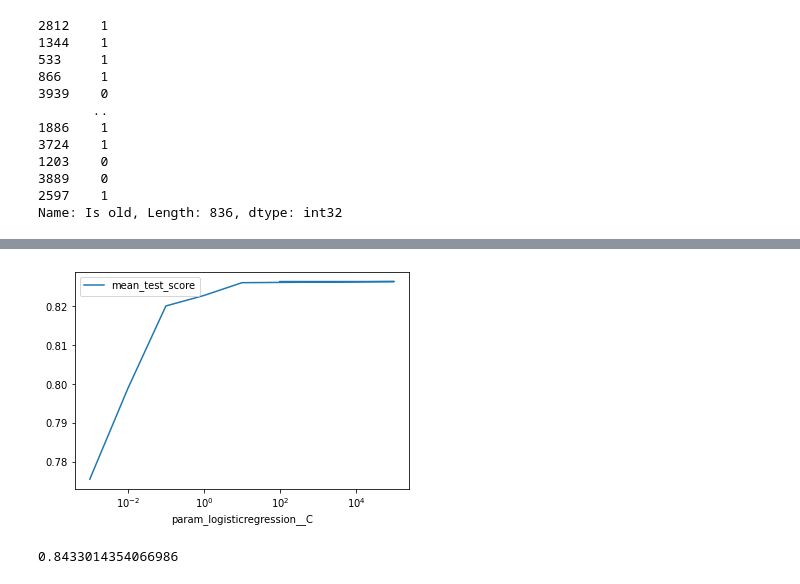
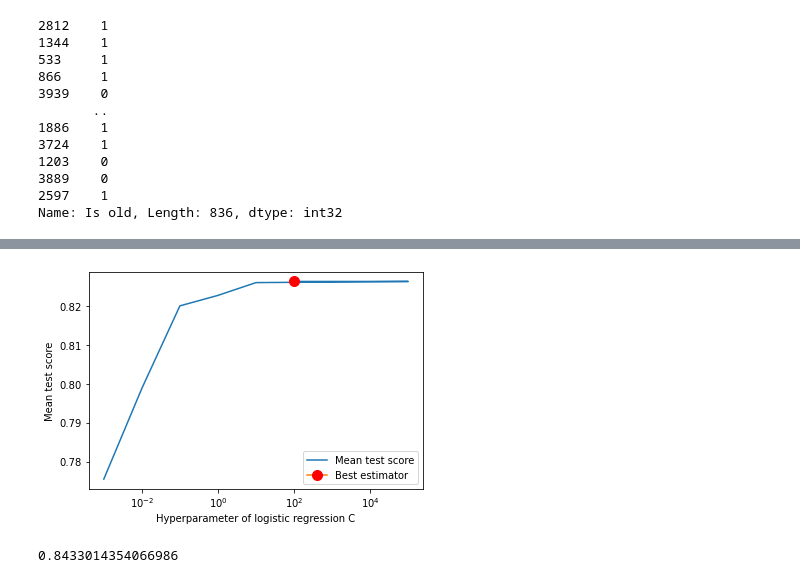
Before and after one commit to veerupandey/abalone_age_classification, a Jupyter notebook: src/models/model_building.ipynb, the cells around one changed output, grey strips where cells are left out. Saved outputs shown, nothing was run; the diff lists cells and outputs as text; code cells hidden in the pictures.

Commit message:
Improve train result plot

```diff
--- a/src/models/model_building.ipynb
+++ b/src/models/model_building.ipynb
@@ -155,13 +175,16 @@ train_results
 # %%
 # train_results.plot(kind="line", y="mean_test_score")
 from matplotlib import pyplot
 
 train_results.plot(x="param_logisticregression__C", y="mean_test_score")
-
+plt.plot(100, 0.826403, marker="o", markersize=10, markeredgecolor="red", markerfacecolor="red")
+plt.xlabel("Hyperparameter of logistic regression C")
+plt.ylabel("Mean test score")
+plt.legend(["Mean test score", "Best estimator"])
 plt.xscale("log")
 plt.savefig("../../models/cv_result.png")
 # %% [output]
-[figure, old version]
+[figure, new version]
 # %%
 # pick the final model and predict test data
 
```
Also changed, not shown: parts of 2 cells of this notebook, 1 other file.
